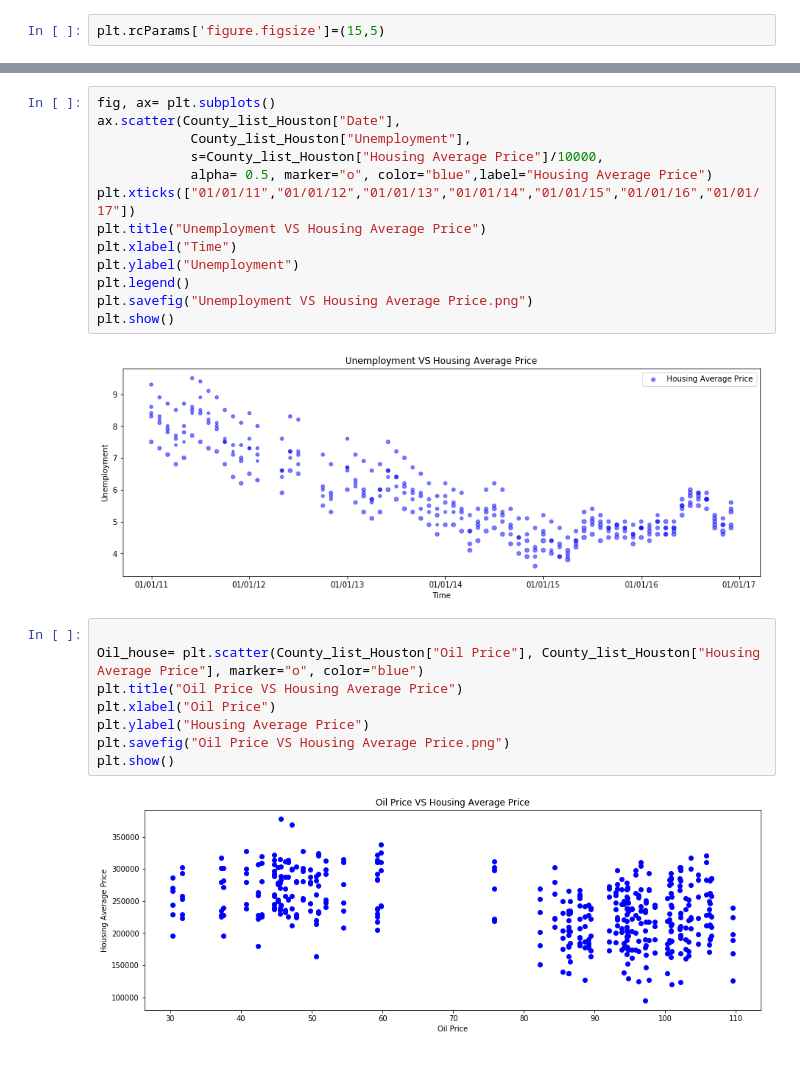
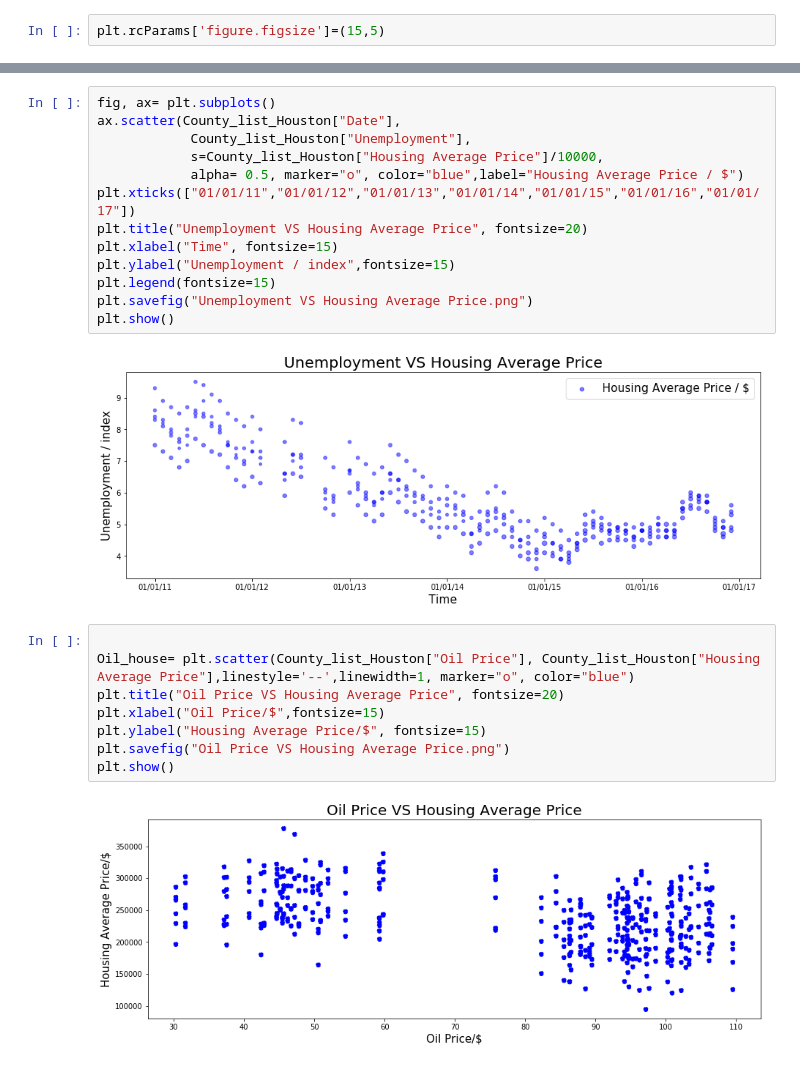
Before and after one commit to savorgnan5/Project_1, a Jupyter notebook: Fabio_P.ipynb, the cells around one changed output, grey strips where cells are left out. Drawn from its saved outputs; the diff is of its cells as text.

```diff
--- a/Fabio_P.ipynb
+++ b/Fabio_P.ipynb
@@ -353,26 +353,26 @@ plt.show()
 # %%
 fig, ax= plt.subplots()
 ax.scatter(County_list_Houston["Date"],
             County_list_Houston["Unemployment"],
             s=County_list_Houston["Housing Average Price"]/10000,
-            alpha= 0.5, marker="o", color="blue",label="Housing Average Price")
+            alpha= 0.5, marker="o", color="blue",label="Housing Average Price / $")
 plt.xticks(["01/01/11","01/01/12","01/01/13","01/01/14","01/01/15","01/01/16","01/01/17"])
-plt.title("Unemployment VS Housing Average Price")
-plt.xlabel("Time")
-plt.ylabel("Unemployment")
-plt.legend()
+plt.title("Unemployment VS Housing Average Price", fontsize=20)
+plt.xlabel("Time", fontsize=15)
+plt.ylabel("Unemployment / index",fontsize=15)
+plt.legend(fontsize=15)
 plt.savefig("Unemployment VS Housing Average Price.png")
 plt.show()
 # %% [output]
-[figure, old version]
+[figure, new version]
 # %%
 
-Oil_house= plt.scatter(County_list_Houston["Oil Price"], County_list_Houston["Housing Average Price"], marker="o", color="blue")
-plt.title("Oil Price VS Housing Average Price")
-plt.xlabel("Oil Price")
-plt.ylabel("Housing Average Price")
+Oil_house= plt.scatter(County_list_Houston["Oil Price"], County_list_Houston["Housing Average Price"],linestyle='--',linewidth=1, marker="o", color="blue")
+plt.title("Oil Price VS Housing Average Price", fontsize=20)
+plt.xlabel("Oil Price/$",fontsize=15)
+plt.ylabel("Housing Average Price/$", fontsize=15)
 plt.savefig("Oil Price VS Housing Average Price.png")
 plt.show()
 # %% [output]
-[figure, old version]
+[figure, new version]
 # %%
```
Also changed, not shown: parts of 10 cells of this notebook, 8 other files.
